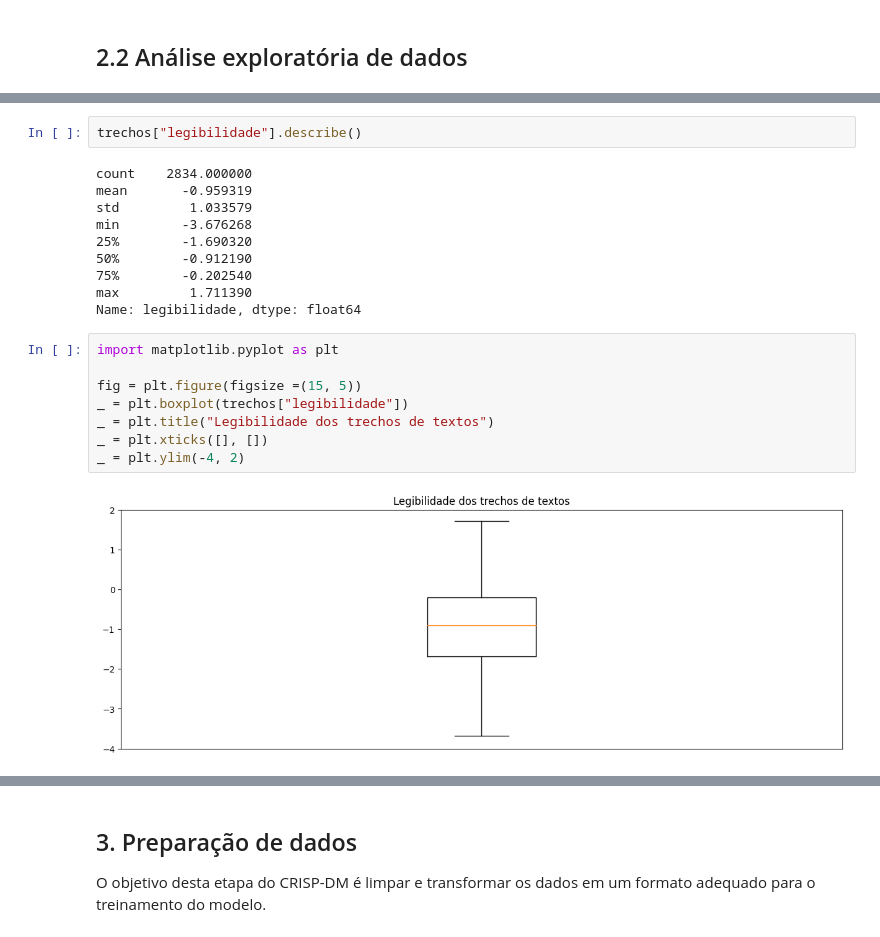
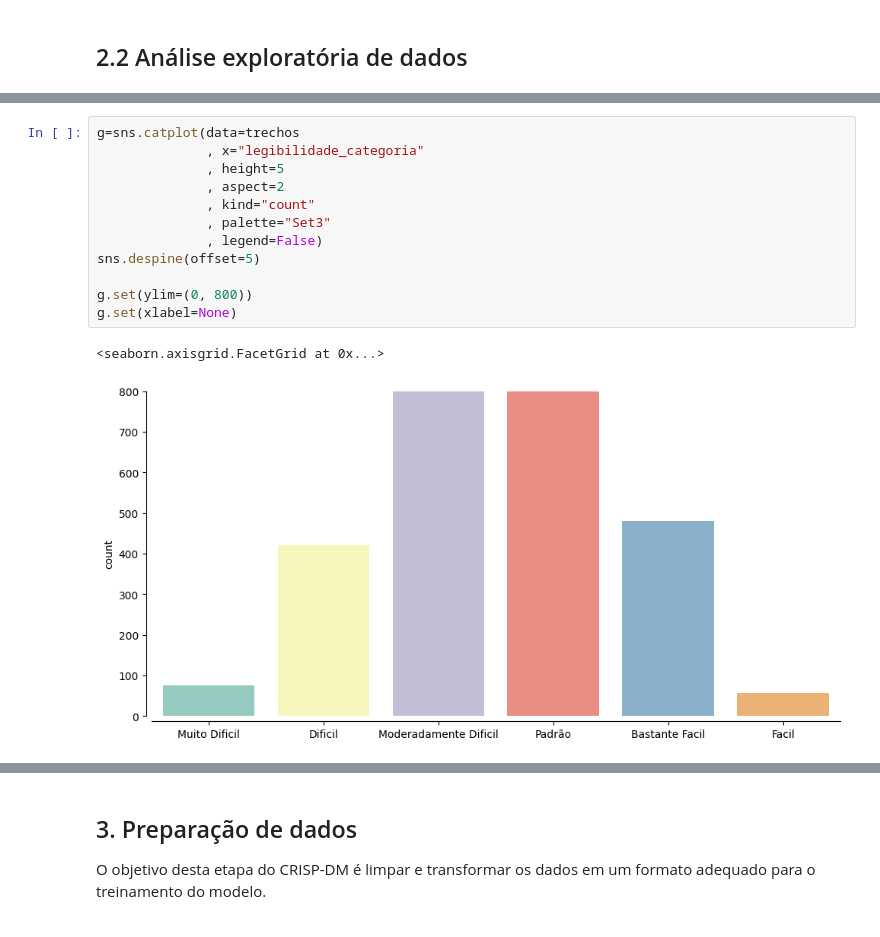
Before and after one commit to gomesluiz/nlp-for-fun, a Jupyter notebook: u4-02-hands-on-1-classificacao-de-texto-1-commonlit-readability.ipynb, the cells around one changed output, grey strips where cells are left out. Saved outputs shown, nothing was run; the diff lists cells and outputs as text.

```diff
--- a/u4-02-hands-on-1-classificacao-de-texto-1-commonlit-readability.ipynb
+++ b/u4-02-hands-on-1-classificacao-de-texto-1-commonlit-readability.ipynb
@@ -126,23 +219,16 @@ def conta_palavra(texto):
-# %%
-trechos["legibilidade"].describe()
-# %% [output]
-count    2834.000000
-mean       -0.959319
-std         1.033579
-min        -3.676268
-25%        -1.690320
-50%        -0.912190
-75%        -0.202540
-max         1.711390
-Name: legibilidade, dtype: float64
-# %%
-import matplotlib.pyplot as plt
-
-fig = plt.figure(figsize =(15, 5))
-_ = plt.boxplot(trechos["legibilidade"])
-_ = plt.title("Legibilidade dos trechos de textos")
-_ = plt.xticks([], [])
-_ = plt.ylim(-4, 2)
-# %% [output]
-[figure, removed]
+# %%
+g=sns.catplot(data=trechos
+              , x="legibilidade_categoria"
+              , height=5
+              , aspect=2
+              , kind="count"
+              , palette="Set3"
+              , legend=False)
+sns.despine(offset=5)
+
+g.set(ylim=(0, 800))
+g.set(xlabel=None)
+# %% [output]
+<seaborn.axisgrid.FacetGrid at 0x...>
+[figure, added]
 # %%
```
Also changed, not shown: parts of 24 cells of this notebook.
